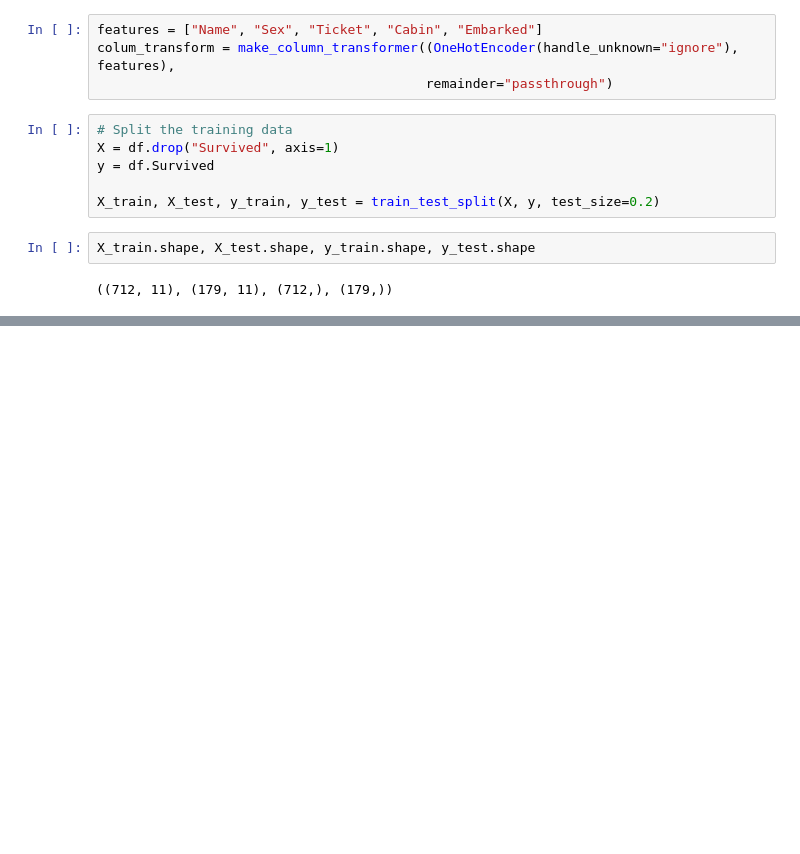
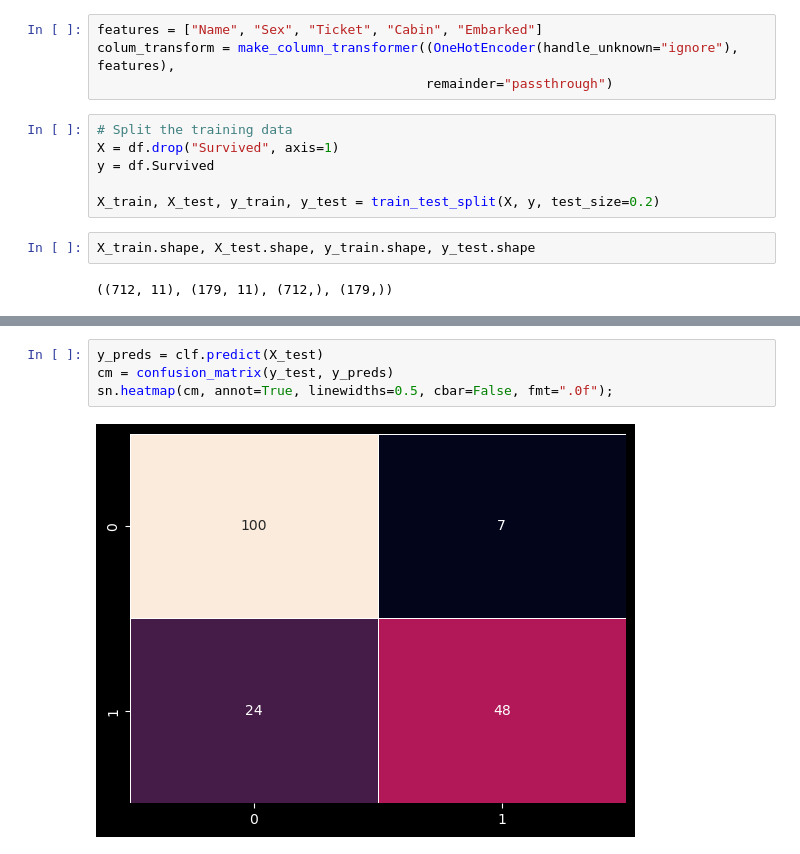
Before and after one commit to msnkr/kaggle_comps, a Jupyter notebook: Titanic - Machine Learning from Disaster/Untitled.ipynb, the cells around one changed output, grey strips where cells are left out. Cells and saved outputs as stored; diff of their text form; blank space fills up the shorter version.

```diff
--- a/Titanic - Machine Learning from Disaster/Untitled.ipynb
+++ b/Titanic - Machine Learning from Disaster/Untitled.ipynb
@@ -231,0 +216,6 @@ rs_clf.score(X_test, y_test)
+# %%
+y_preds = clf.predict(X_test)
+cm = confusion_matrix(y_test, y_preds)
+sn.heatmap(cm, annot=True, linewidths=0.5, cbar=False, fmt=".0f");
+# %% [output]
+[figure, added]
```
Also changed, not shown: parts of 12 cells of this notebook.
